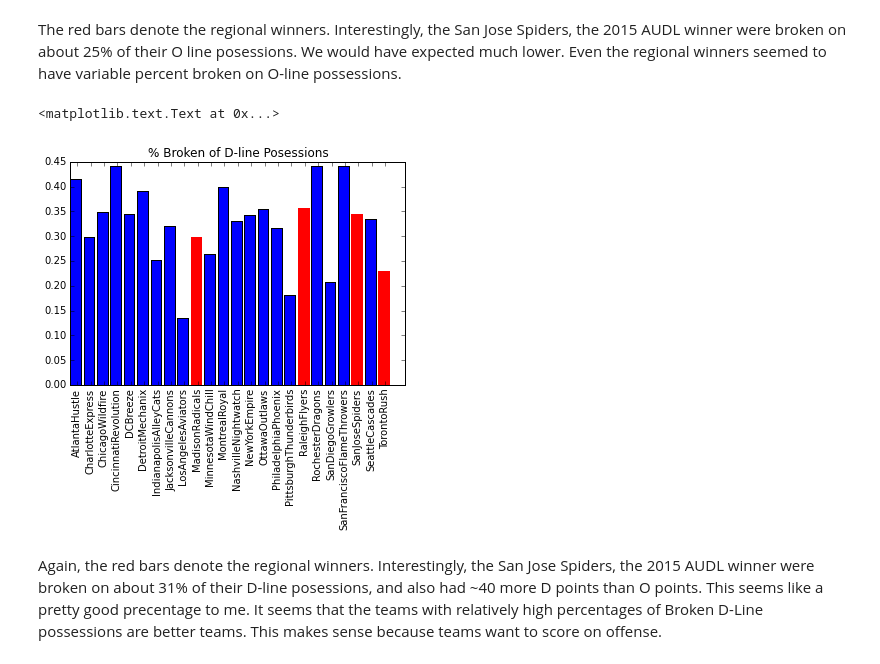
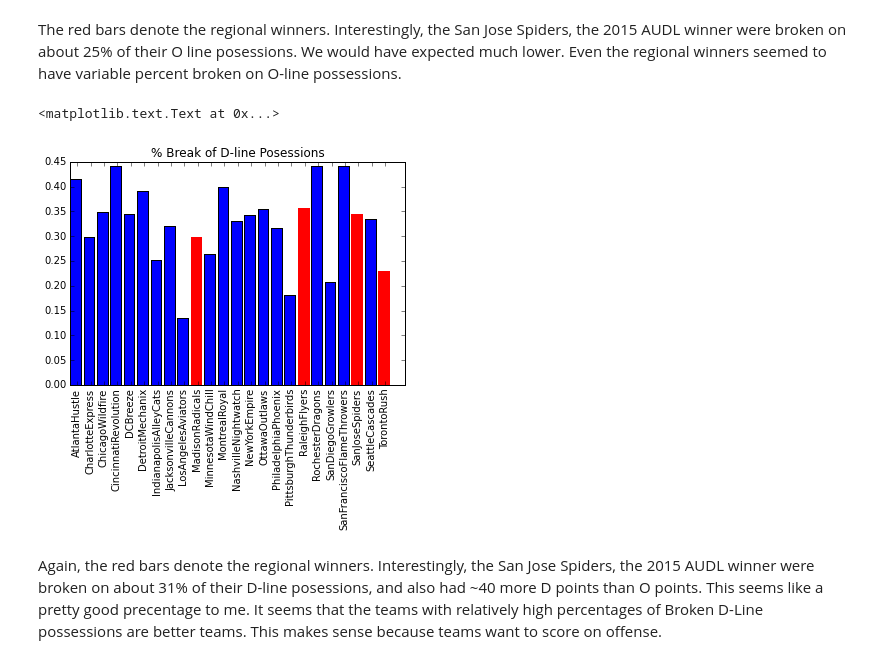
Before and after one commit to karinehsu/cs109-final-project, a Jupyter notebook: MASTER.ipynb, the cells around one changed output. Drawn from its saved outputs; the diff is of its cells as text; code cells hidden in the pictures.

```diff
--- a/MASTER.ipynb
+++ b/MASTER.ipynb
@@ -194,19 +205,19 @@ The red bars denote the regional winners. Interestingly, the San Jose Spiders, t
 # %%
 h = plt.bar(xrange(len(teams[1:25])), break_dict.values())
 xticks_pos = [0.65*patch.get_width() + patch.get_xy()[0] for patch in h]
 plt.xticks(xticks_pos,teams[1:25])
 locs, labels = plt.xticks()
 plt.setp(labels, rotation=90)
 
 #denote regional winners San Jose Spiders, Toronto Rush, Madison Radicals, and Raleigh Flyers
 h[21].set_color('r')
 h[23].set_color('r')
 h[9].set_color('r')
 h[17].set_color('r')
-plt.title('% Broken of D-line Posessions')
+plt.title('% Break of D-line Posessions')
 # %% [output]
 <matplotlib.text.Text at 0x...>
-[figure, old version]
+[figure, new version]
 # %% [markdown]
 Again, the red bars denote the regional winners. Interestingly, the San Jose Spiders, the 2015 AUDL winner were broken on about 31% of their D-line posessions, and also had ~40 more D points than O points. This seems like a pretty good precentage to me. It seems that the teams with relatively high percentages of Broken D-Line possessions are better teams. This makes sense because teams want to score on offense.
 # %% [markdown]
```
Also changed, not shown: parts of 10 cells of this notebook.
